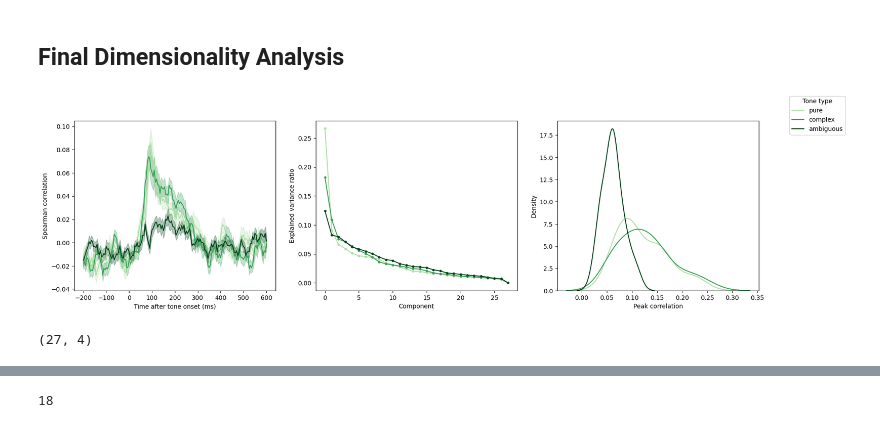
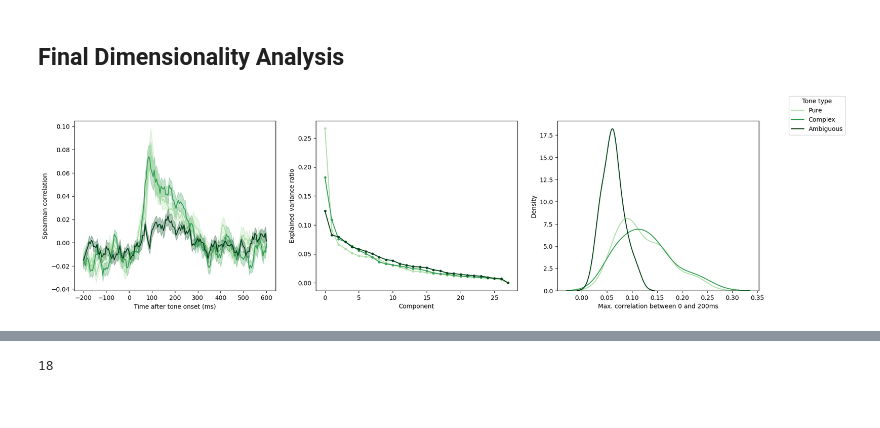
Before and after one commit to isaackrementsov/glysn-meg-analysis, a Jupyter notebook: meg_analysis_streamlined.ipynb, the cells around one changed output, grey strips where cells are left out. Drawn from its saved outputs; the diff is of its cells as text; code cells hidden in the pictures.

Commit message:
Final changes for figure generation

```diff
--- a/meg_analysis_streamlined.ipynb
+++ b/meg_analysis_streamlined.ipynb
@@ -276,0 +272,7 @@ sns.lineplot(pca.components_[:3].T)
+# %%
+for i in range(3):
+    plt.plot(t, pca.components_[i], label=f"Component {i}")
+
+plt.xlabel("Time after tone onset (ms)")
+plt.ylabel("Spearman correlation")
+plt.legend()
@@ -763,37 +767,33 @@ peak_window = [0, 200]
 
 # Results using FPCA are the same
 for i, tone_type in enumerate(["pure", "complex", "ambiguous"]):
     col = colors[i]
     tone_scores = merged_sub_scores[tone_type]
     tone_mean = tone_scores.mean(axis=0)
     tone_se = tone_scores.std(axis=0) / np.sqrt(n_subs)
 
     axs[0].plot(t, tone_mean, color=col)
     axs[0].fill_between(t, tone_mean - tone_se, tone_mean + tone_se, color=col, alpha=0.3)
 
     tone_scores_dm = tone_scores - tone_mean
 
     pca = PCA()
     scores_transformed = pca.fit_transform(tone_scores_dm)
     axs[1].plot(pca.explained_variance_ratio_, marker=".", color=col)
 
     max_around_peak = tone_scores[:,at_t(peak_window[0]):at_t(peak_window[1])].max(axis=-1)
-    sns.kdeplot(max_around_peak, label=tone_type, ax=axs[2], color=col)
+    sns.kdeplot(max_around_peak, label=tone_type.title(), ax=axs[2], color=col)
 
 axs[0].set_ylabel("Spearman correlation")
 axs[0].set_xlabel("Time after tone onset (ms)")
 
 axs[1].set_ylabel("Explained variance ratio")
 axs[1].set_xlabel("Component")
 
-axs[2].set_xlabel("Peak correlation")
+axs[2].set_xlabel(f"Max. correlation between {peak_window[0]} and {peak_window[-1]}ms")
 
 fig.legend(title="Tone type")
 
 plt.show()
 # %% [output]
-[figure, old version]
+[figure, new version]
-# %%
-colors.shape
-# %% [output]
-(27, 4)
```
Also changed, not shown: parts of 9 cells of this notebook, 24 other files.
